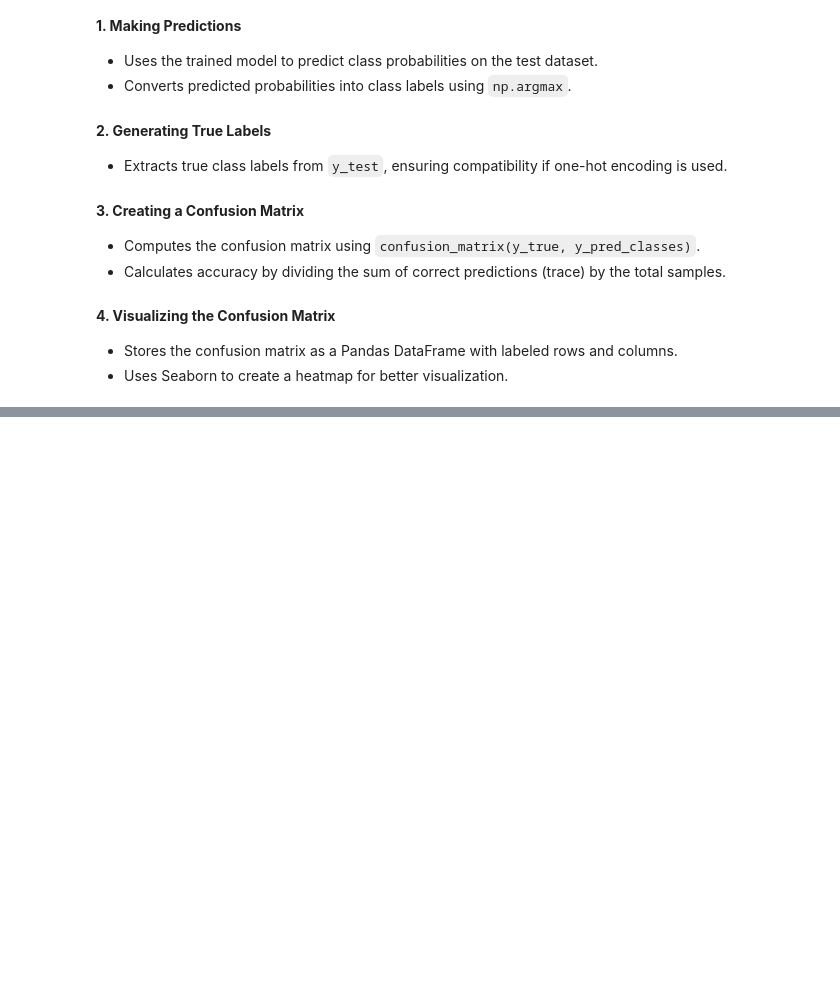
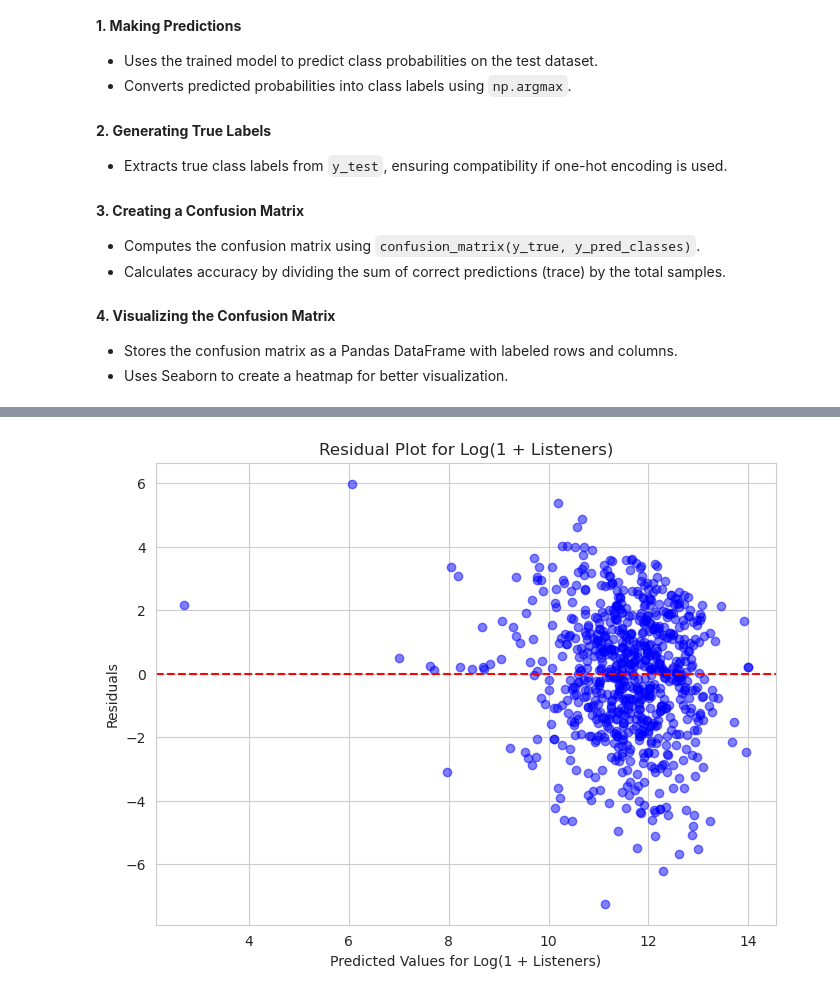
Before and after one commit to ladalar/beata, a Jupyter notebook: music_popularity.ipynb, the cells around one changed output, grey strips where cells are left out. Cells and saved outputs as stored; diff of their text form; code cells hidden in the pictures; blank space fills up the shorter version.

```diff
--- a/music_popularity.ipynb
+++ b/music_popularity.ipynb
@@ -835,0 +863,5 @@ Accuracy from Confusion Matrix: 0.6531
+# %%
+y_pred = model.predict([X_seq_test, X_nonseq_test])  # This will be an ndarray
+
+# Now flatten the predictions (if needed)
+y_pred = y_pred.flatten()  # Flatten to 1D array if it's multi-dimensional
@@ -835,0 +870,82 @@ Accuracy from Confusion Matrix: 0.6531
+# %%
+from sklearn.metrics import mean_absolute_error, mean_squared_error
+import numpy as np
+import matplotlib.pyplot as plt
+
+# Reversing the log transformation and flattening the predictions and true values
+y_pred_original = np.expm1(y_pred).flatten()  # Apply expm1 to reverse log1p transformation and flatten
+y_test_original = np.expm1(y_test).flatten()  # Apply expm1 to reverse log1p transformation and flatten
+
+# Calculate residuals (errors) after reversing the transformation
+residuals = y_test_original - y_pred_original  # Residuals (y_true - y_pred)
+residuals_og = y_test - y_pred  # Residuals before transformation
+
+# Check the shapes again
+print(f"Shape of y_pred_original: {y_pred_original.shape}")
+print(f"Shape of residuals: {residuals.shape}")
+
+# **Plot 1: Residual Plot for Log(1 + Listeners)**
+plt.figure(figsize=(8, 6))
+plt.scatter(y_pred, residuals_og, color='blue', alpha=0.5)
+plt.axhline(y=0, color='red', linestyle='--')
+plt.title('Residual Plot for Log(1 + Listeners)')
+plt.xlabel('Predicted Values for Log(1 + Listeners)')
+plt.ylabel('Residuals')
+plt.grid(True)
+plt.show()
+
+# **Plot 2: Residual Plot**
+plt.figure(figsize=(8, 6))
+plt.scatter(y_pred_original, residuals, color='blue', alpha=0.5)
+plt.axhline(y=0, color='red', linestyle='--')
+plt.title('Residual Plot')
+plt.xlabel('Predicted Values')
+plt.ylabel('Residuals')
+plt.grid(True)
+plt.show()
+
+# **Plot 3: Predicted vs True Values Plot for Log(1 + Listeners)**
+plt.figure(figsize=(8, 6))
+plt.scatter(y_test, y_pred, color='blue', alpha=0.5)
+plt.plot([min(y_test), max(y_test)], [min(y_test), max(y_test)], color='red', linestyle='--')  # Ideal line y = x
+plt.title('Predicted vs True Values for Log(1 + Listeners)')
+plt.xlabel('True Values')
+plt.ylabel('Predicted Values')
+plt.grid(True)
+plt.show()
+
+# **Plot 4: Predicted vs True Values Plot**
+plt.figure(figsize=(8, 6))
+plt.scatter(y_test_original, y_pred_original, color='blue', alpha=0.5)
+plt.plot([min(y_test_original), max(y_test_original)], [min(y_test_original), max(y_test_original)], color='red', linestyle='--')  # Ideal line y = x
+plt.title('Predicted vs True Values')
+plt.xlabel('True Values')
+plt.ylabel('Predicted Values')
+plt.grid(True)
+plt.show()
+
+# **Plot 5: Histogram of Residuals for Log(1 + Listeners)**
+plt.figure(figsize=(8, 6))
+plt.hist(residuals_og, bins=30, color='blue', edgecolor='black', alpha=0.7)
+plt.title('Histogram of Residuals for Log(1 + Listeners)')
+plt.xlabel('Residuals')
+plt.ylabel('Frequency')
+plt.grid(True)
+plt.show()
+
+# **Plot 6: Histogram of Residuals**
+plt.figure(figsize=(8, 6))
+plt.hist(residuals, bins=30, color='blue', edgecolor='black', alpha=0.7)
+plt.title('Histogram of Residuals')
+plt.xlabel('Residuals')
+plt.ylabel('Frequency')
+plt.grid(True)
+plt.show()
+
+# Print regression metrics
+mae = mean_absolute_error(y_test_original, y_pred_original)
+mse = mean_squared_error(y_test_original, y_pred_original)
+
+print(f"Mean Absolute Error (MAE): {mae:.4f}")
+print(f"Mean Squared Error (MSE): {mse:.4f}")
+# %% [output]
@@ -835,0 +954 @@ Accuracy from Confusion Matrix: 0.6531
+[figure, added]
```
Also changed, not shown: parts of 24 cells of this notebook.
